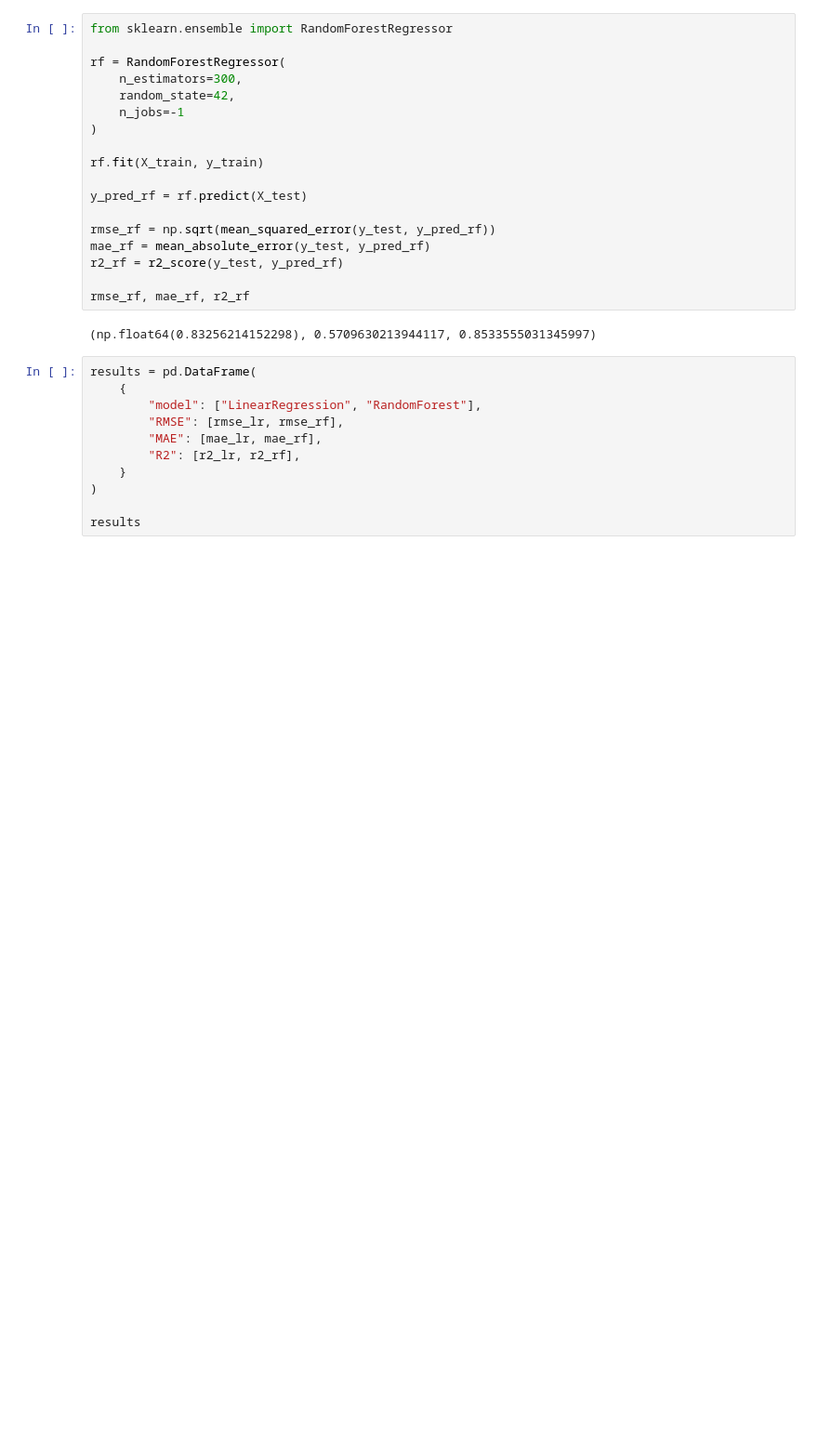
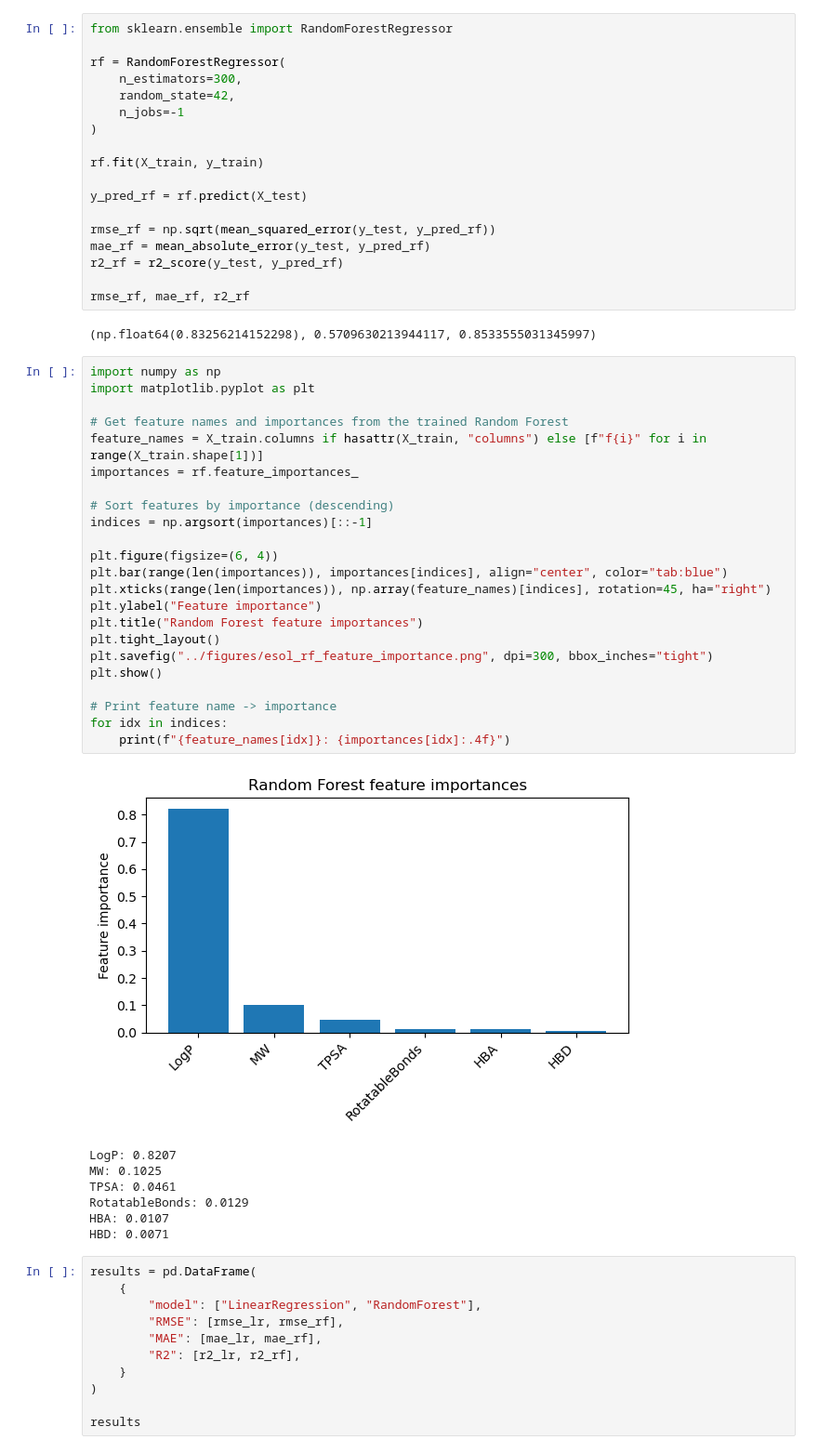
Before and after one commit to segavr/molecular-solubility-prediction, a Jupyter notebook: notebooks/02_esol_modeling.ipynb, the cells around one changed output. Shown at 93% size. Cells and saved outputs as stored; diff of their text form; blank space fills up the shorter version.

Commit message:
Add feature importance analysis

```diff
--- a/notebooks/02_esol_modeling.ipynb
+++ b/notebooks/02_esol_modeling.ipynb
@@ -78,6 +78,37 @@ r2_rf = r2_score(y_test, y_pred_rf)
 rmse_rf, mae_rf, r2_rf
 # %% [output]
 (np.float64(0.83256214152298), 0.5709630213944117, 0.8533555031345997)
+# %%
+import numpy as np
+import matplotlib.pyplot as plt
+
+# Get feature names and importances from the trained Random Forest
+feature_names = X_train.columns if hasattr(X_train, "columns") else [f"f{i}" for i in range(X_train.shape[1])]
+importances = rf.feature_importances_
+
+# Sort features by importance (descending)
+indices = np.argsort(importances)[::-1]
+
+plt.figure(figsize=(6, 4))
+plt.bar(range(len(importances)), importances[indices], align="center", color="tab:blue")
+plt.xticks(range(len(importances)), np.array(feature_names)[indices], rotation=45, ha="right")
+plt.ylabel("Feature importance")
+plt.title("Random Forest feature importances")
+plt.tight_layout()
+plt.savefig("../figures/esol_rf_feature_importance.png", dpi=300, bbox_inches="tight")
+plt.show()
+
+# Print feature name -> importance
+for idx in indices:
+    print(f"{feature_names[idx]}: {importances[idx]:.4f}")
+# %% [output]
+[figure, added]
+LogP: 0.8207
+MW: 0.1025
+TPSA: 0.0461
+RotatableBonds: 0.0129
+HBA: 0.0107
+HBD: 0.0071
 # %%
 results = pd.DataFrame(
     {
```
Also changed, not shown: 2 other files.
